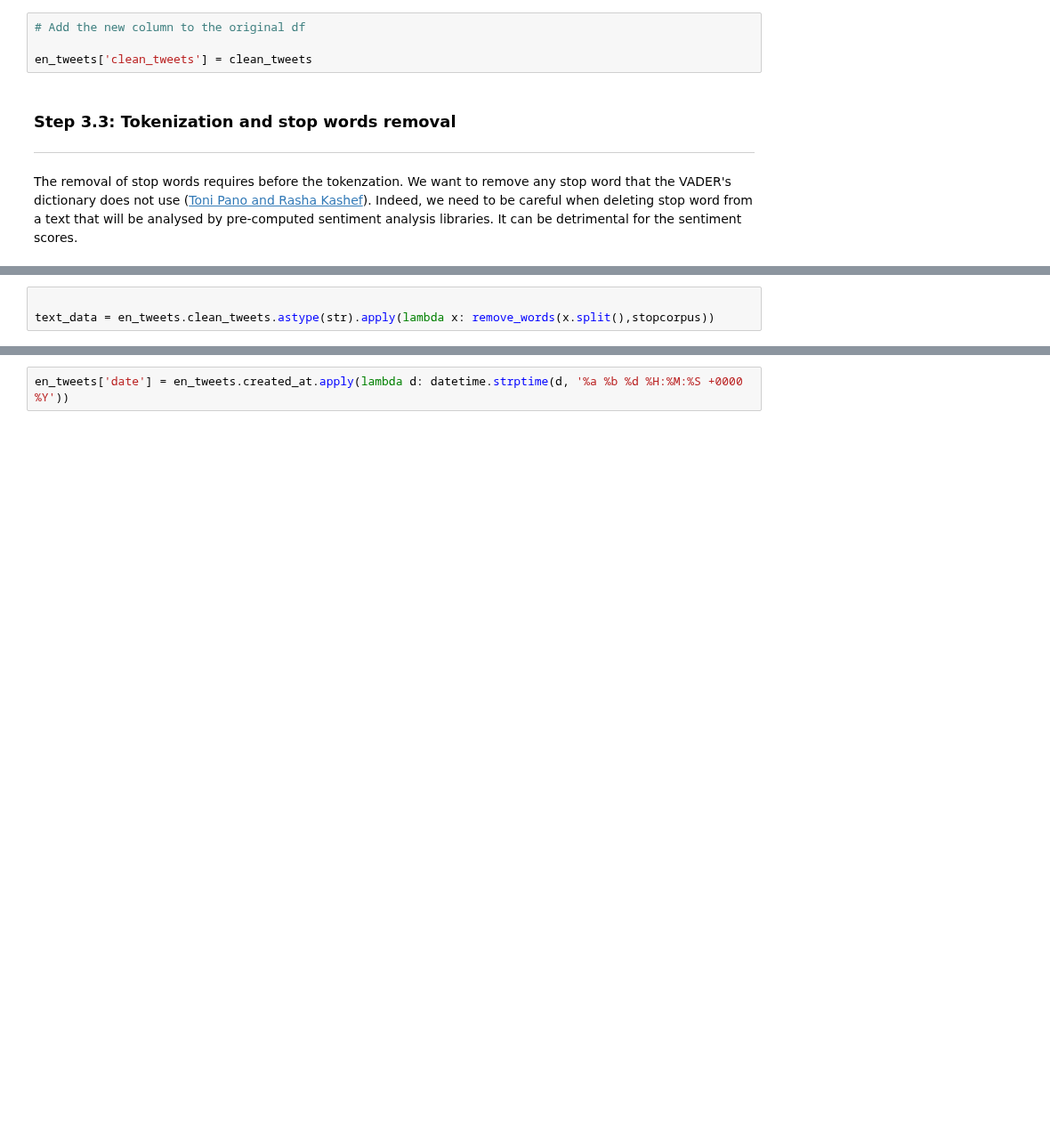
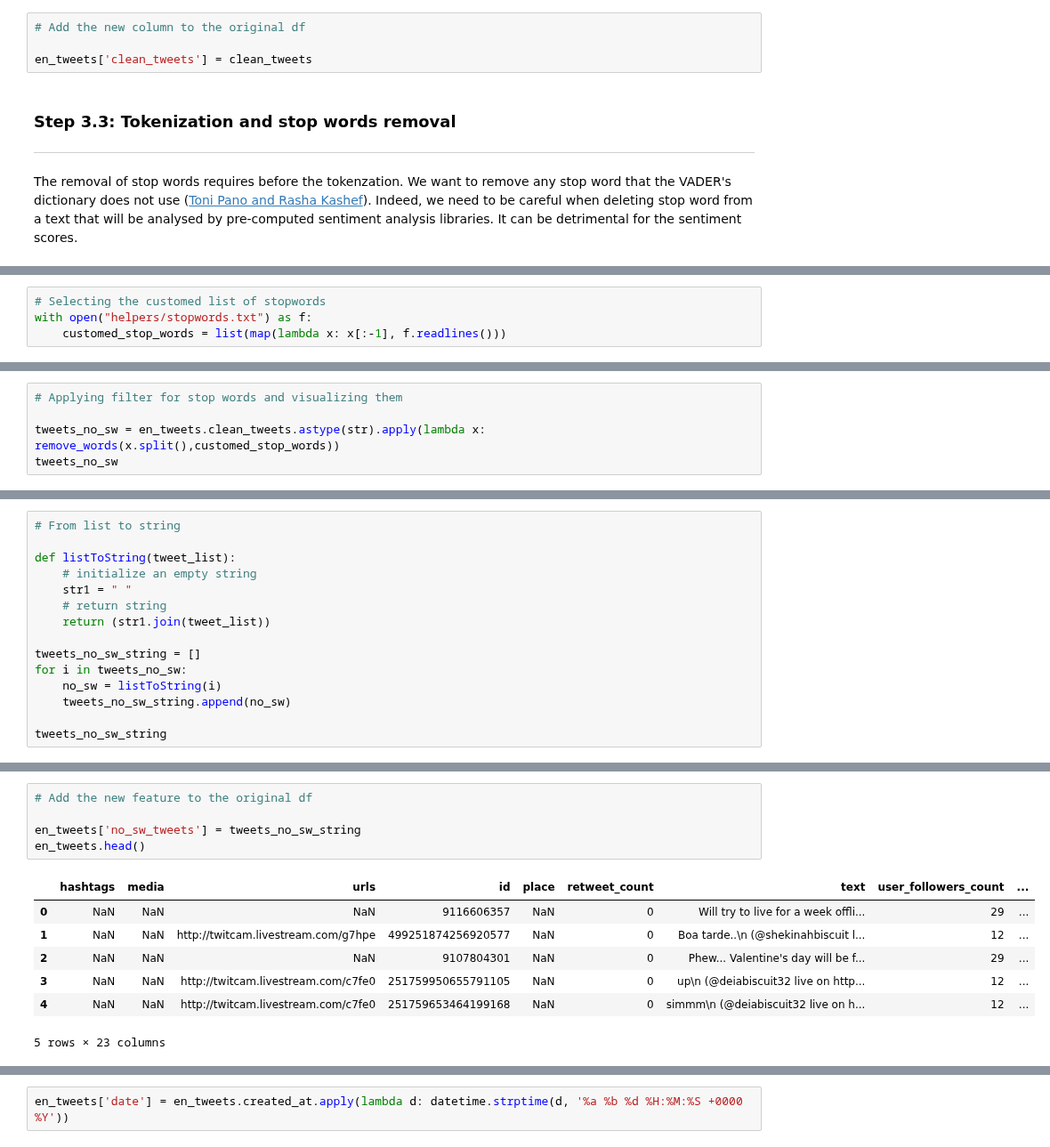
Before and after one commit to epfl-ada/ada-2020-project-milestone-p3-p3_musetti-adaletti, a Jupyter notebook: Creative_extension_analysis.ipynb, the cells around one changed output, grey strips where cells are left out. Shown at 89% size. Drawn from its saved outputs; the diff is of its cells as text; blank space fills up the shorter version.

Commit message:
removing stop words

```diff
--- a/Creative_extension_analysis.ipynb
+++ b/Creative_extension_analysis.ipynb
@@ -287 +291,5 @@ print(stopcorpus)
+# %%
+# Selecting the customed list of stopwords
+with open("helpers/stopwords.txt") as f:
+    customed_stop_words = list(map(lambda x: x[:-1], f.readlines()))
 # %%
@@ -290,4 +299,6 @@ def remove_words(text_data: str, words_to_remove: typing.List):
     return [item for item in text_data if item not in words_to_remove]
 # %%
+# Applying filter for stop words and visualizing them
 
-text_data = en_tweets.clean_tweets.astype(str).apply(lambda x: remove_words(x.split(),stopcorpus))
+tweets_no_sw = en_tweets.clean_tweets.astype(str).apply(lambda x: remove_words(x.split(),customed_stop_words))
+tweets_no_sw
@@ -301,0 +329,15 @@ Seafood salad and fried chicken and sweet tea I'm hype. Now to cook it!!!
+# %%
+# From list to string
+
+def listToString(tweet_list):
+    # initialize an empty string
+    str1 = " "
+    # return string
+    return (str1.join(tweet_list))
+
+tweets_no_sw_string = []
+for i in tweets_no_sw:
+    no_sw = listToString(i)
+    tweets_no_sw_string.append(no_sw)
+
+tweets_no_sw_string
@@ -301,0 +362,13 @@ Seafood salad and fried chicken and sweet tea I'm hype. Now to cook it!!!
+# %%
+# Add the new feature to the original df
+
+en_tweets['no_sw_tweets'] = tweets_no_sw_string
+en_tweets.head()
+# %% [output]
+|  | hashtags | media | urls | id | place | retweet_count | text | user_followers_count | ... |
+| 0 | NaN | NaN | NaN | 9116606357 | NaN | 0 | Will try to live for a week offli... | 29 | ... |
+| 1 | NaN | NaN | http://twitcam.livestream.com/g7hpe | 499251874256920577 | NaN | 0 | Boa tarde..\n (@shekinahbiscuit l... | 12 | ... |
+| 2 | NaN | NaN | NaN | 9107804301 | NaN | 0 | Phew... Valentine's day will be f... | 29 | ... |
+| 3 | NaN | NaN | http://twitcam.livestream.com/c7fe0 | 251759950655791105 | NaN | 0 | up\n (@deiabiscuit32 live on http... | 12 | ... |
+| 4 | NaN | NaN | http://twitcam.livestream.com/c7fe0 | 251759653464199168 | NaN | 0 | simmm\n (@deiabiscuit32 live on h... | 12 | ... |
+5 rows × 23 columns
```
Also changed, not shown: parts of 18 cells of this notebook, 3 other files.
